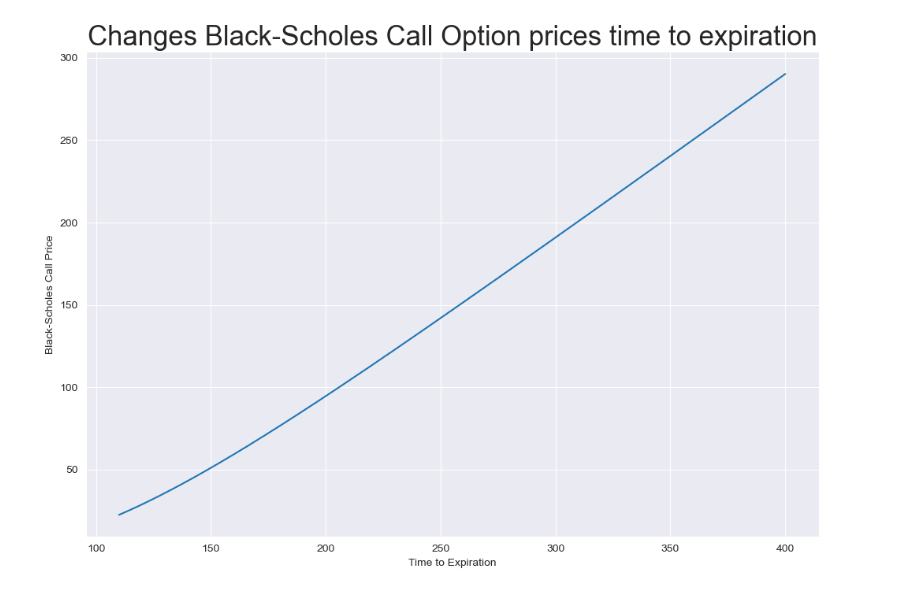
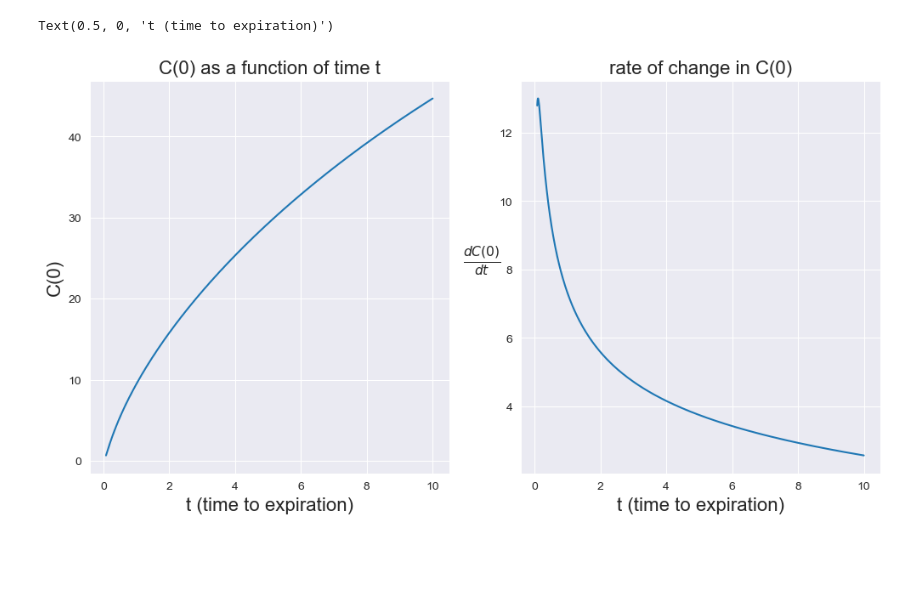
Before and after one commit to baner175/quant_finance_project, a Jupyter notebook: mini_project_3.ipynb, the cells around one changed output. Cells and saved outputs as stored; diff of their text form; code cells hidden in the pictures; blank space fills up the shorter version.

```diff
--- a/mini_project_3.ipynb
+++ b/mini_project_3.ipynb
@@ -26,6 +26,16 @@ def bs_call(S0, K, sigma, t=1, r=0):
     #d2 = (np.log(S0/K) + (r-.5*sigma**2)*t)/(sigma*np.sqrt(t))
     d2 = d1 - sigma*np.sqrt(t)
     return S0*norm.cdf(d1)-K*np.exp(-r*t)*norm.cdf(d2)
+
+def d_bs_call_dS(S0, K, sigma, t=1, r=0):
+    d1 = (np.log(S0/K) + (r+.5*sigma**2)*t)/(sigma*np.sqrt(t))
+    return norm.cdf(d1)
+
+def d_bs_call_dt(S0, K, sigma, t=1, r=0):
+    d1 = (np.log(S0/K) + (r+.5*sigma**2)*t)/(sigma*np.sqrt(t))
+    d2 = d1 - sigma*np.sqrt(t)
+
+    return K*np.exp(-r*t)*(r*norm.cdf(d2) + norm.pdf(d2)*sigma*0.5/np.sqrt(t))
 
 
 def bs_put(S0, K, sigma, t=1, r=0):
@@ -49,3 +59,13 @@ def bs_put(S0, K, sigma, t=1, r=0):
     #d2 = (np.log(S0/K) + (r-.5*sigma**2)*t)/(sigma*np.sqrt(t))
     d2 = d1 - sigma*np.sqrt(t)
     return -S0*norm.cdf(-d1)+K*np.exp(-r*t)*norm.cdf(-d2)
+
+def d_bs_put_dt(S0, K, sigma, t=1, r=0):
+    d1 = (np.log(S0/K) + (r+.5*sigma**2)*t)/(sigma*np.sqrt(t))
+    #d2 = (np.log(S0/K) + (r-.5*sigma**2)*t)/(sigma*np.sqrt(t))
+    d2 = d1 - sigma*np.sqrt(t)
+    return -r*K*np.exp(-r*t)*norm.cdf(-d2) + K*np.exp(-r*t)*norm.pdf(d2)*0.5*sigma/np.sqrt(t)
+
+def d_bs_put_dS(S0, K, sigma, t=1, r=0):
+    d1 = (np.log(S0/K) + (r+.5*sigma**2)*t)/(sigma*np.sqrt(t))
+    return -norm.cdf(-d1)
@@ -88,15 +72,25 @@ plt.show()
-# %%
-t = 3
-K = 110
-sigma = .3
-spot_prices = np.linspace(110, 400, 1000)
-call_prices = [bs_call(S0,K,sigma, t) for S0 in spot_prices]
-
-plt.figure(figsize = (12,8))
-plt.title('Changes Black-Scholes Call Option prices time to expiration', size = 25)
-plt.plot(spot_prices, call_prices)
-plt.xlabel('Time to Expiration')
-plt.ylabel('Black-Scholes Call Price')
-plt.show()
-# %% [output]
-[figure, removed]
+# %%
+S0 = 100
+K = 110
+sigma = .3
+r = 0.035
+times = np.linspace(1/12, 10, 1000)
+call_prices = [bs_call(S0,K,sigma, t = times[i], r = r) for i in range(len(times))]
+call_prices_dt = [d_bs_call_dt(S0,K,sigma, t = times[i], r = r) for i in range(len(times))]
+
+
+fig, axes = plt.subplots(1,2 , figsize = (12,6))
+
+axes[0].plot(times, call_prices)
+axes[0].set_title('C(0) as a function of time t', fontsize = 16)
+axes[0].set_ylabel('C(0)', fontsize = 16)
+axes[0].set_xlabel('t (time to expiration)', fontsize = 16)
+
+axes[1].plot(times, call_prices_dt)
+axes[1].set_title('rate of change in C(0)', fontsize = 16)
+axes[1].set_ylabel('$\\frac{dC(0)}{dt}$', fontsize = 16,
+                   rotation = 0, labelpad = 15)
+axes[1].set_xlabel('t (time to expiration)', fontsize = 16)
+# %% [output]
+Text(0.5, 0, 't (time to expiration)')
+[figure, added]
```
Also changed, not shown: parts of 5 cells of this notebook.
